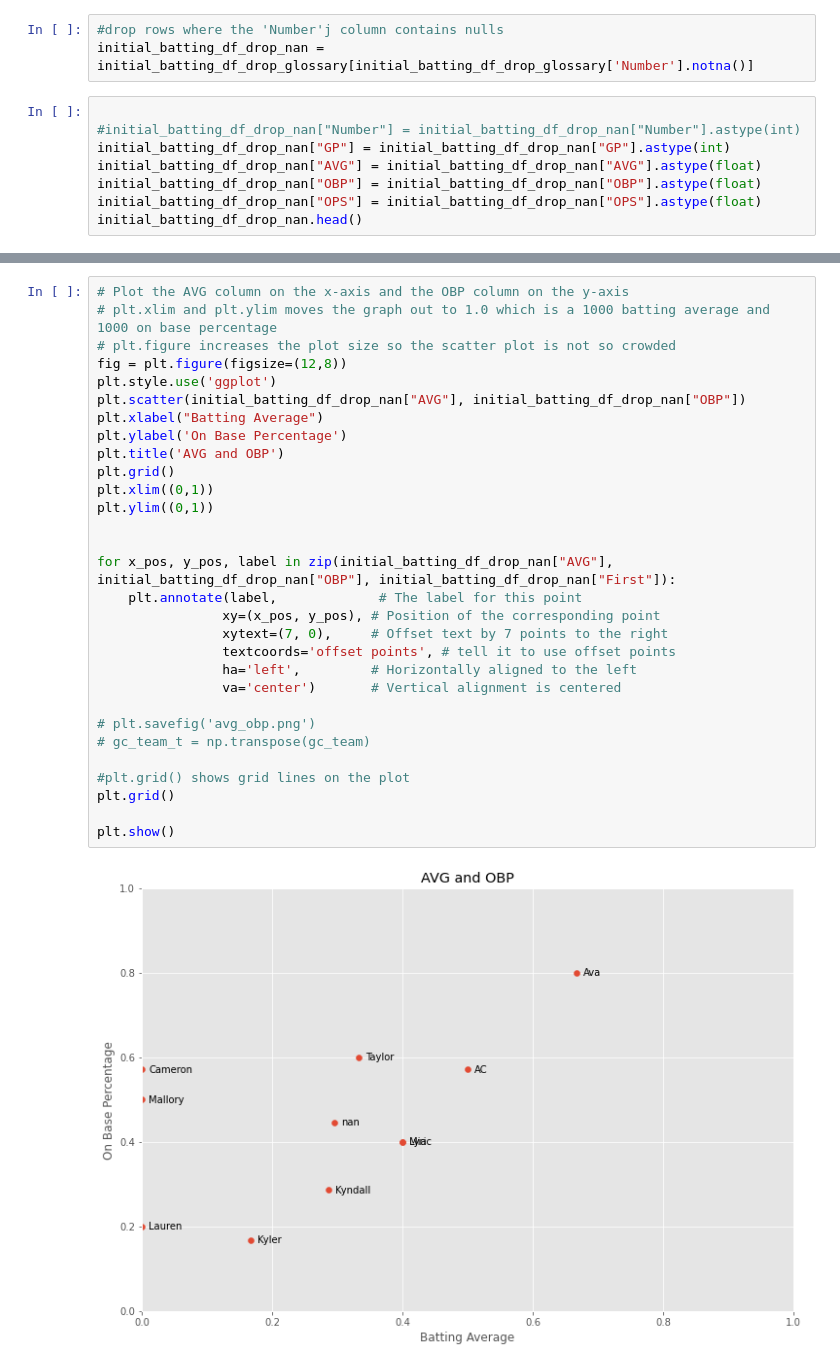
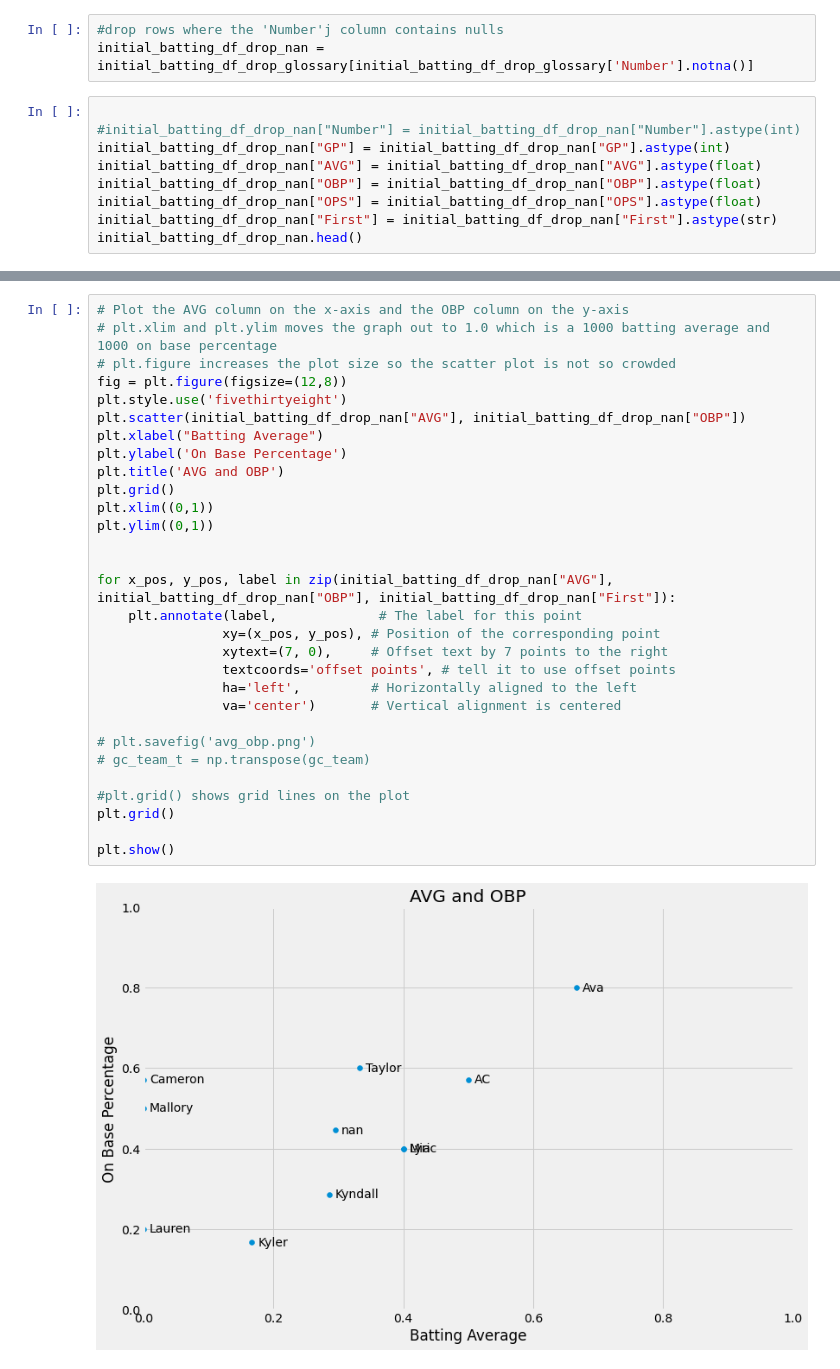
Before and after one commit to highsmithjd/softball, a Jupyter notebook: notebooks/gamechanger.ipynb, the cells around one changed output, grey strips where cells are left out. Cells and saved outputs as stored; diff of their text form.

```diff
--- a/notebooks/gamechanger.ipynb
+++ b/notebooks/gamechanger.ipynb
@@ -47,6 +47,7 @@ initial_batting_df_drop_nan["GP"] = initial_batting_df_drop_nan["GP"].astype(int
 initial_batting_df_drop_nan["AVG"] = initial_batting_df_drop_nan["AVG"].astype(float)
 initial_batting_df_drop_nan["OBP"] = initial_batting_df_drop_nan["OBP"].astype(float)
 initial_batting_df_drop_nan["OPS"] = initial_batting_df_drop_nan["OPS"].astype(float)
+initial_batting_df_drop_nan["First"] = initial_batting_df_drop_nan["First"].astype(str)
 initial_batting_df_drop_nan.head()
 # %% [output]
 A value is trying to be set on a copy of a slice from a DataFrame.
@@ -79,32 +77,32 @@ See the caveats in the documentation: https://pandas.pydata.org/pandas-docs/stab
 # %%
 # Plot the AVG column on the x-axis and the OBP column on the y-axis
 # plt.xlim and plt.ylim moves the graph out to 1.0 which is a 1000 batting average and 1000 on base percentage
 # plt.figure increases the plot size so the scatter plot is not so crowded
 fig = plt.figure(figsize=(12,8))
-plt.style.use('ggplot')
+plt.style.use('fivethirtyeight')
 plt.scatter(initial_batting_df_drop_nan["AVG"], initial_batting_df_drop_nan["OBP"])
 plt.xlabel("Batting Average")
 plt.ylabel('On Base Percentage')
 plt.title('AVG and OBP')
 plt.grid()
 plt.xlim((0,1))
 plt.ylim((0,1))
 
 
 for x_pos, y_pos, label in zip(initial_batting_df_drop_nan["AVG"], initial_batting_df_drop_nan["OBP"], initial_batting_df_drop_nan["First"]):
     plt.annotate(label,             # The label for this point
                 xy=(x_pos, y_pos), # Position of the corresponding point
                 xytext=(7, 0),     # Offset text by 7 points to the right
                 textcoords='offset points', # tell it to use offset points
                 ha='left',         # Horizontally aligned to the left
                 va='center')       # Vertical alignment is centered
 
 # plt.savefig('avg_obp.png')
 # gc_team_t = np.transpose(gc_team)
 
 #plt.grid() shows grid lines on the plot
 plt.grid()
 
 plt.show()
 # %% [output]
-[figure, old version]
+[figure, new version]
```
Also changed, not shown: parts of 3 cells of this notebook.
